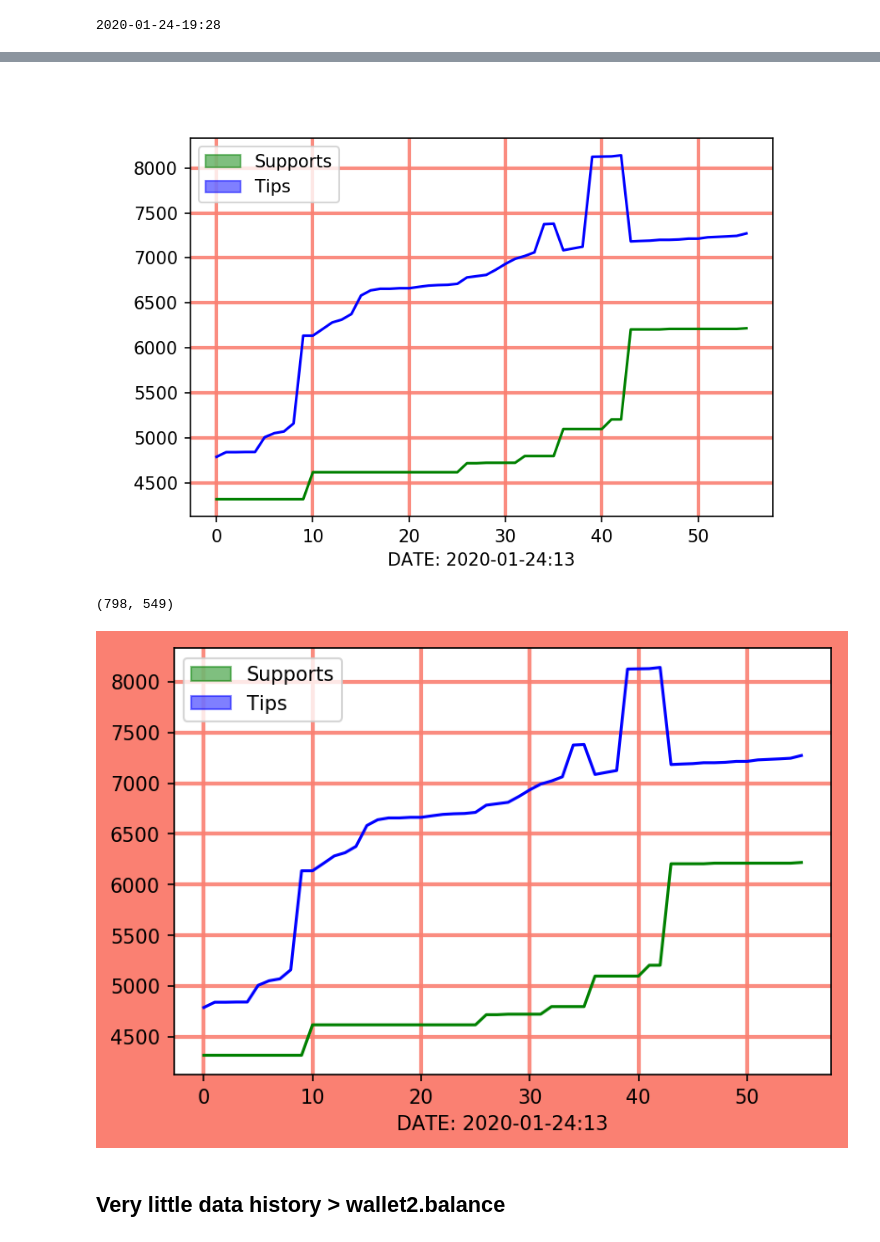
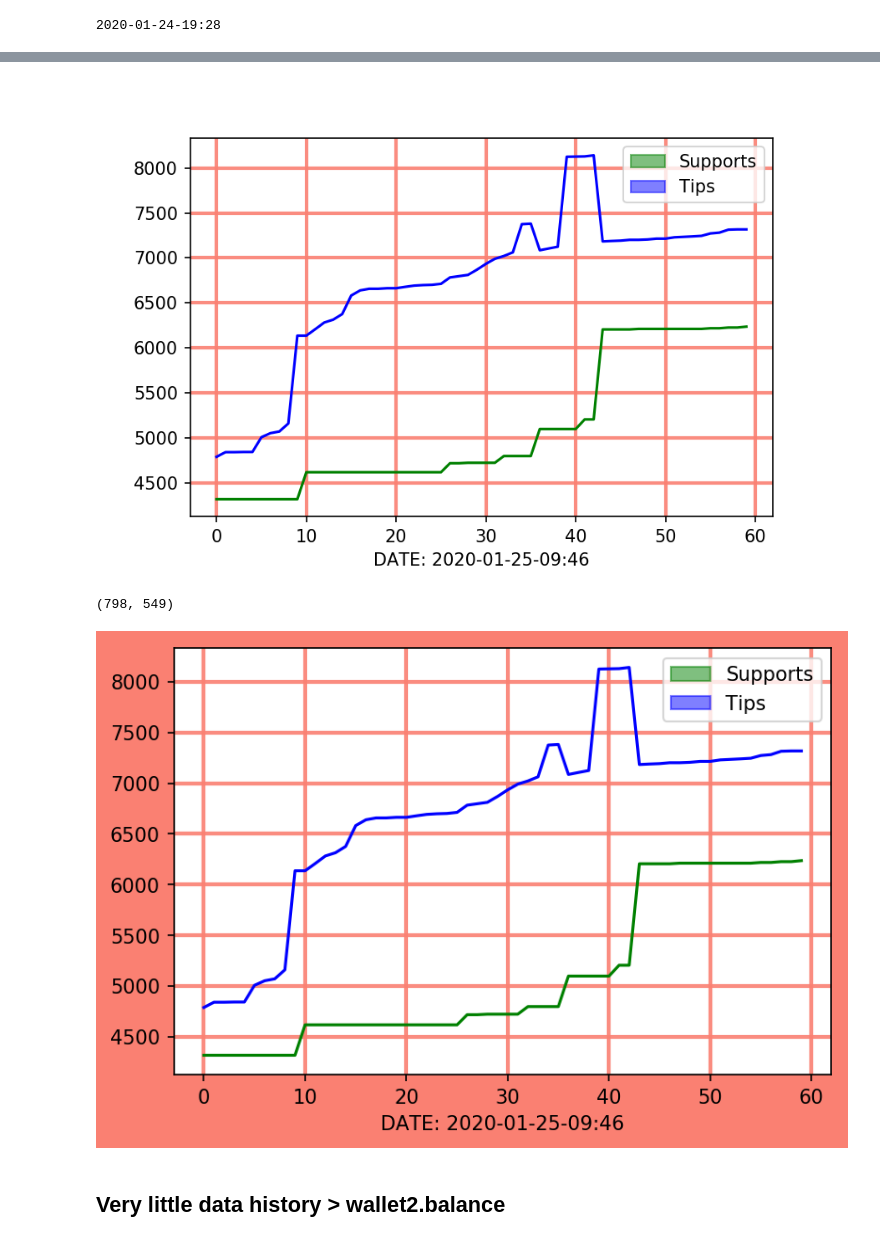
Before and after one commit to JupyterJones/LBRY-toolbox, a Jupyter notebook: Plots-Graphs.ipynb, the cells around one changed output, grey strips where cells are left out. Drawn from its saved outputs; the diff is of its cells as text; code cells hidden in the pictures.

```diff
--- a/Plots-Graphs.ipynb
+++ b/Plots-Graphs.ipynb
@@ -747,17 +426,17 @@ Blue = Tips
 # %%
 from PIL import Image
-IMG = Image.open('test.png')
+IMG = Image.open('202001250946-test1.png')
 IMG
 # %% [output]
-[figure, old version]
+[figure, new version]
 # %%
 from PIL import Image
-IMG = Image.open('test-full.png')
+IMG = Image.open('202001250946-full.png')
 print IMG.size
 IMG
 # %% [output]
 (798, 549)
-[figure, old version]
+[figure, new version]
 # %% [markdown]
 ## Very little data history > wallet2.balance
 # %%
```
Also changed, not shown: parts of 10 cells of this notebook, 1 other file.
